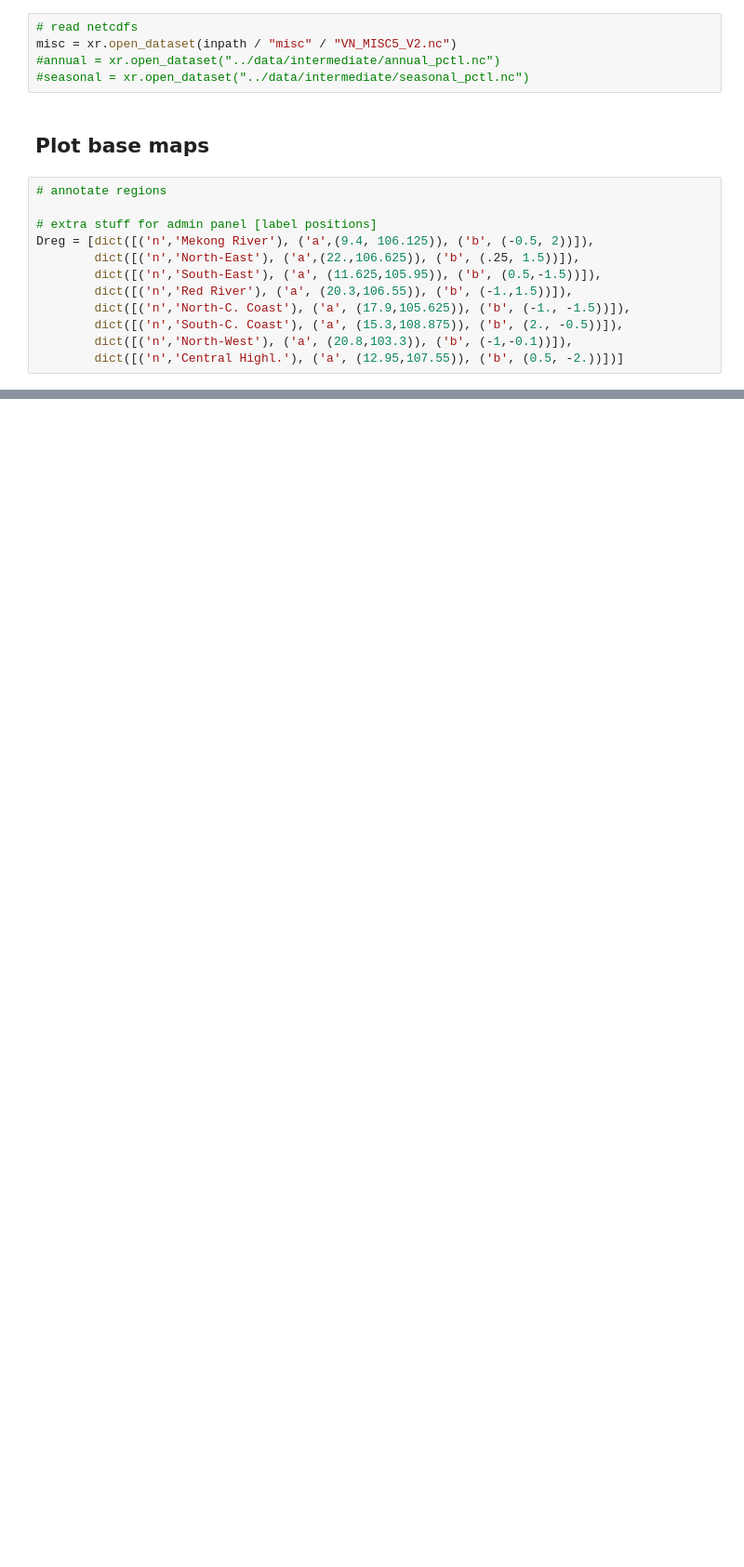
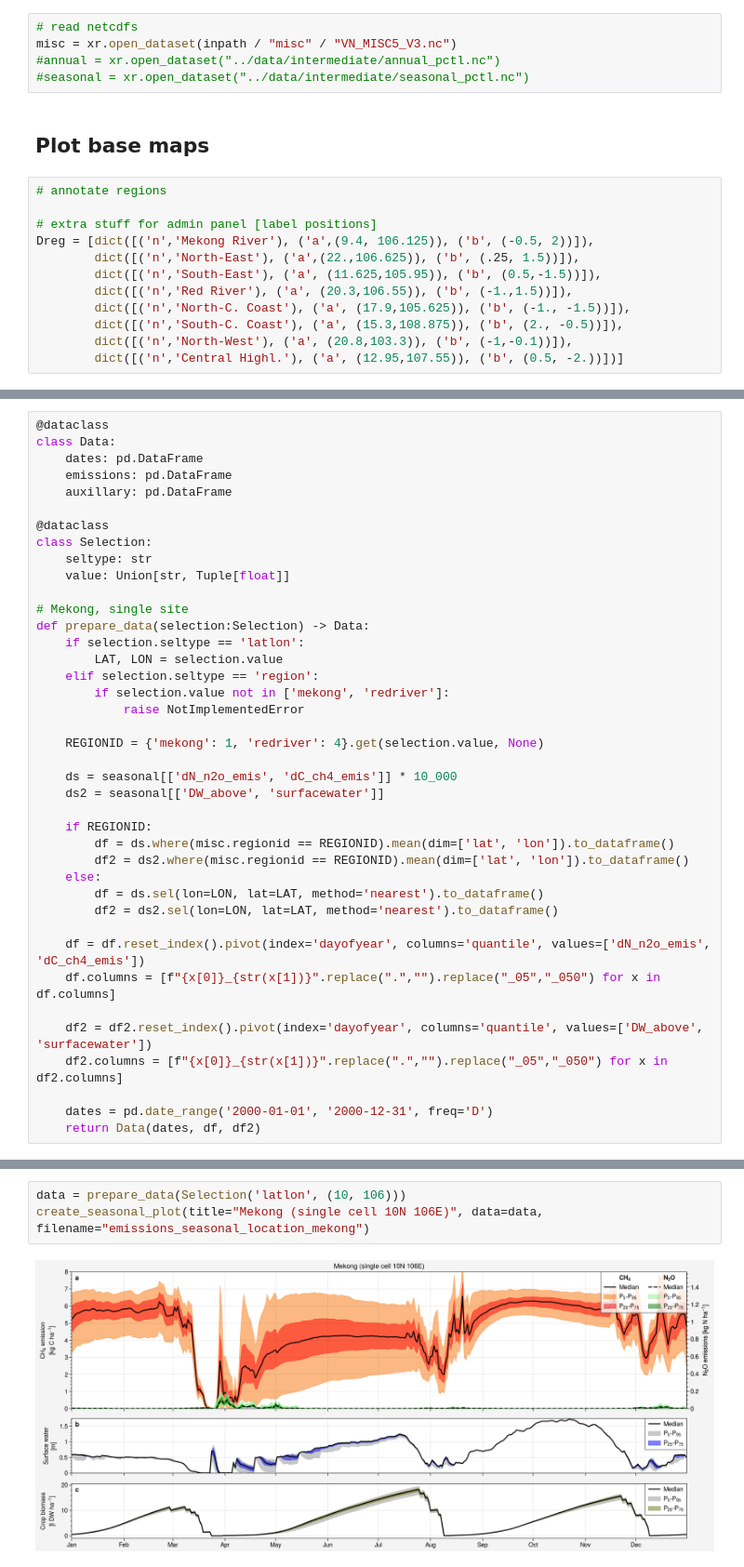
Before and after one commit to cwerner/paper-werner-rice-vietnam, a Jupyter notebook: nbs/plots_maps.ipynb, the cells around one changed output, grey strips where cells are left out. Shown at 93% size. Drawn from its saved outputs; the diff is of its cells as text; blank space fills up the shorter version.

```diff
--- a/nbs/plots_maps.ipynb
+++ b/nbs/plots_maps.ipynb
@@ -79,7 +88,7 @@ features_region = ShapelyFeature(df_region.geometry, ccrs.PlateCarree(), facecol
 features_province = ShapelyFeature(df_provinces.geometry, ccrs.PlateCarree(), facecolor='none')
 # %%
 # read netcdfs
-misc = xr.open_dataset(inpath / "misc" / "VN_MISC5_V2.nc")
+misc = xr.open_dataset(inpath / "misc" / "VN_MISC5_V3.nc")
 #annual = xr.open_dataset("../data/intermediate/annual_pctl.nc")
 #seasonal = xr.open_dataset("../data/intermediate/seasonal_pctl.nc")
 # %% [markdown]
@@ -181,0 +283,40 @@ plot_pdf_png(fig, 'management')
+# %%
+@dataclass
+class Data:
+    dates: pd.DataFrame
+    emissions: pd.DataFrame
+    auxillary: pd.DataFrame
+
+@dataclass
+class Selection:
+    seltype: str
+    value: Union[str, Tuple[float]]
+
+# Mekong, single site
+def prepare_data(selection:Selection) -> Data:
+    if selection.seltype == 'latlon':
+        LAT, LON = selection.value
+    elif selection.seltype == 'region':
+        if selection.value not in ['mekong', 'redriver']:
+            raise NotImplementedError
+
+    REGIONID = {'mekong': 1, 'redriver': 4}.get(selection.value, None)
+
+    ds = seasonal[['dN_n2o_emis', 'dC_ch4_emis']] * 10_000
+    ds2 = seasonal[['DW_above', 'surfacewater']]
+
+    if REGIONID:
+        df = ds.where(misc.regionid == REGIONID).mean(dim=['lat', 'lon']).to_dataframe()
+        df2 = ds2.where(misc.regionid == REGIONID).mean(dim=['lat', 'lon']).to_dataframe()
+    else:
+        df = ds.sel(lon=LON, lat=LAT, method='nearest').to_dataframe()
+        df2 = ds2.sel(lon=LON, lat=LAT, method='nearest').to_dataframe()
+
+    df = df.reset_index().pivot(index='dayofyear', columns='quantile', values=['dN_n2o_emis', 'dC_ch4_emis'])
+    df.columns = [f"{x[0]}_{str(x[1])}".replace(".","").replace("_05","_050") for x in df.columns]
+
+    df2 = df2.reset_index().pivot(index='dayofyear', columns='quantile', values=['DW_above', 'surfacewater'])
+    df2.columns = [f"{x[0]}_{str(x[1])}".replace(".","").replace("_05","_050") for x in df2.columns]
+
+    dates = pd.date_range('2000-01-01', '2000-12-31', freq='D')
+    return Data(dates, df, df2)
@@ -181,0 +382,5 @@ plot_pdf_png(fig, 'management')
+# %%
+data = prepare_data(Selection('latlon', (10, 106)))
+create_seasonal_plot(title="Mekong (single cell 10N 106E)", data=data, filename="emissions_seasonal_location_mekong")
+# %% [output]
+[figure, added]
```
Also changed, not shown: parts of 24 cells of this notebook, 4 other files.
